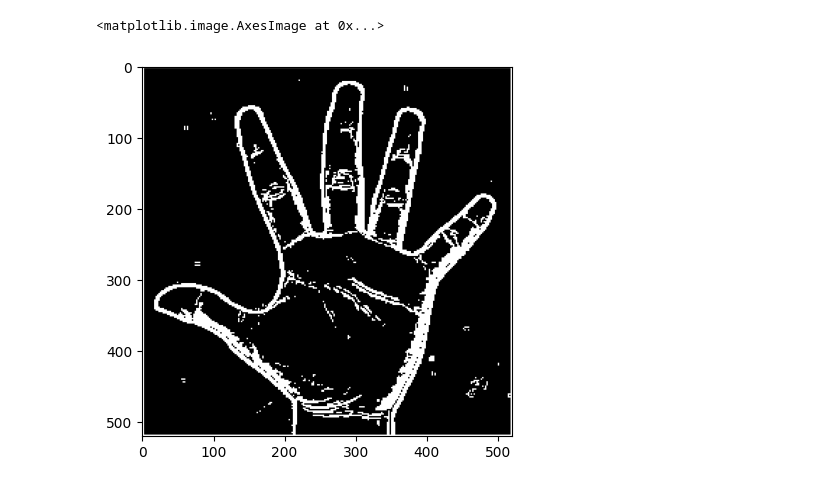
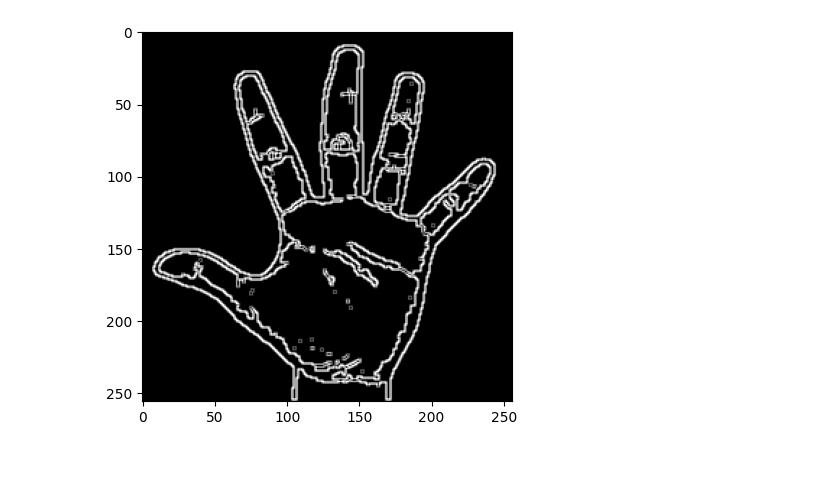
Before and after one commit to praktikum-pcd-2026/jurnal-modul-4-MuhammadRaviRayvansyah, a Jupyter notebook: modul4.ipynb, the cells around one changed output. Drawn from its saved outputs; the diff is of its cells as text; code cells hidden in the pictures.

```diff
--- a/modul4.ipynb
+++ b/modul4.ipynb
@@ -233,13 +241,13 @@ def thickening(img, kernel, iterasi=1):
 # %%
-tangan = cv2.imread('tangan.jpeg')
+tangan = cv2.imread('tangan1.jpg')
 
 tangan_gray = cv2.cvtColor(tangan, cv2.COLOR_BGR2GRAY)
 
 tangan_resize = resize(tangan_gray, 256, 256)
 
-tangan_sobel = edge(tangan_resize, prewittX, prewittY)
+tangan_sobel = edge(tangan_resize, sobelX, sobelY)
 
-tangan_threshold = threshold(tangan_sobel, 15)
+tangan_threshold = threshold(tangan_sobel, 10)
 
 plt.figure(figsize=(15, 10))
 
@@ -285,48 +276,48 @@ plt.show()
 # %%
-tangan_dilasi = dilasi(tangan_threshold, tigaXtiga)
-tangan_erosi = erosi(tangan_threshold, tigaXtiga)
-tangan_opening = dilasi(erosi(tangan_threshold, tigaXtiga), tigaXtiga)
-tangan_closing = erosi(dilasi(tangan_threshold, tigaXtiga), tigaXtiga)
-tangan_thinning = thinning(tangan_threshold, tigaXtiga)
-tangan_thickening = thickening(tangan_threshold, tigaXtiga)
-tangan_gradient_morph = np.clip(
-    tangan_dilasi.astype(np.int32) - tangan_erosi.astype(np.int32),
+tangan_dilasi3 = dilasi(tangan_threshold, tigaXtiga)
+tangan_erosi3 = erosi(tangan_threshold, tigaXtiga)
+tangan_opening3 = dilasi(erosi(tangan_threshold, tigaXtiga), tigaXtiga)
+tangan_closing3 = erosi(dilasi(tangan_threshold, tigaXtiga), tigaXtiga)
+tangan_thinning3 = thinning(tangan_threshold)
+tangan_thickening3 = thickening(tangan_threshold, tigaXtiga)
+tangan_gradient_morph3 = np.clip(
+    tangan_dilasi3.astype(np.int32) - tangan_erosi3.astype(np.int32),
     0,
     255
 ).astype(np.uint8)
 
 plt.subplot(2,4, 1)
-plt.imshow(tangan_dilasi, cmap='gray')
+plt.imshow(tangan_dilasi3, cmap='gray')
 plt.title('Dilasi')
 plt.axis('off')
 
 plt.subplot(2,4, 2)
-plt.imshow(tangan_erosi, cmap='gray')
+plt.imshow(tangan_erosi3, cmap='gray')
 plt.title('Erosi')
 plt.axis('off')
 
 plt.subplot(2,4, 3)
-plt.imshow(tangan_opening, cmap='gray')
+plt.imshow(tangan_opening3, cmap='gray')
 plt.title('Opening')
 plt.axis('off')
 
 plt.subplot(2,4, 4)
-plt.imshow(tangan_closing, cmap='gray')
+plt.imshow(tangan_closing3, cmap='gray')
 plt.title('Closing')
 plt.axis('off')
 
 plt.subplot(2,4, 5)
-plt.imshow(tangan_thinning, cmap='gray')
+plt.imshow(tangan_thinning3, cmap='gray')
 plt.title('Thinning')
 plt.axis('off')
 
 plt.subplot(2,4, 6)
-plt.imshow(tangan_thickening, cmap='gray')
+plt.imshow(tangan_thickening3, cmap='gray')
 plt.title('Thickening')
 plt.axis('off')
 
 plt.subplot(2,4, 7)
-plt.imshow(tangan_gradient_morph, cmap='gray')
+plt.imshow(tangan_gradient_morph3, cmap='gray')
 plt.title('Gradient Morfologi')
 plt.axis('off')
 plt.tight_layout()
@@ -415,8 +421,7 @@ plt.tight_layout()
 # %%
-tangan_resize2 = resize(tangan_threshold, 520, 520)
-tangan_erosi2 = dilasi(tangan_resize2, kernel_x)
-plt.imshow(tangan_resize2, cmap='gray')
+tangan_final = edge(tangan_closing3, sobelX, sobelY)
+plt.imshow(tangan_final, cmap='gray')
+plt.show()
 # %% [output]
-<matplotlib.image.AxesImage at 0x...>
-[figure, old version]
+[figure, new version]
 # %% [markdown]
```
Also changed, not shown: parts of 24 cells of this notebook, 5 other files.
